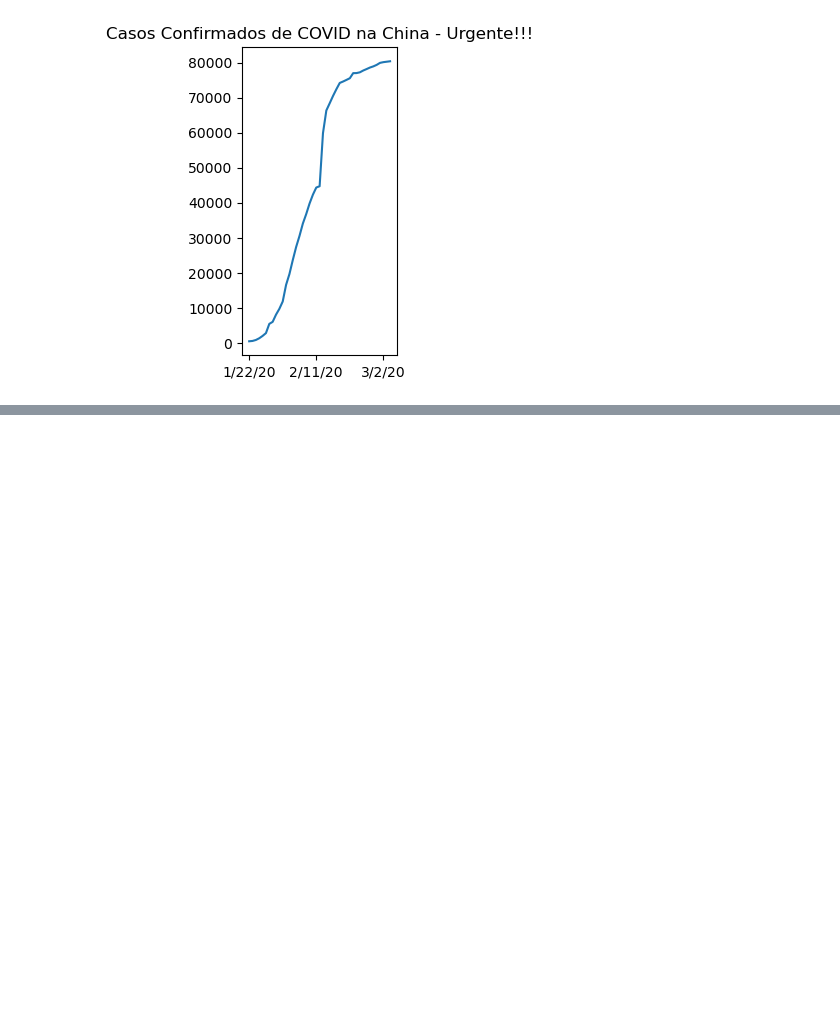
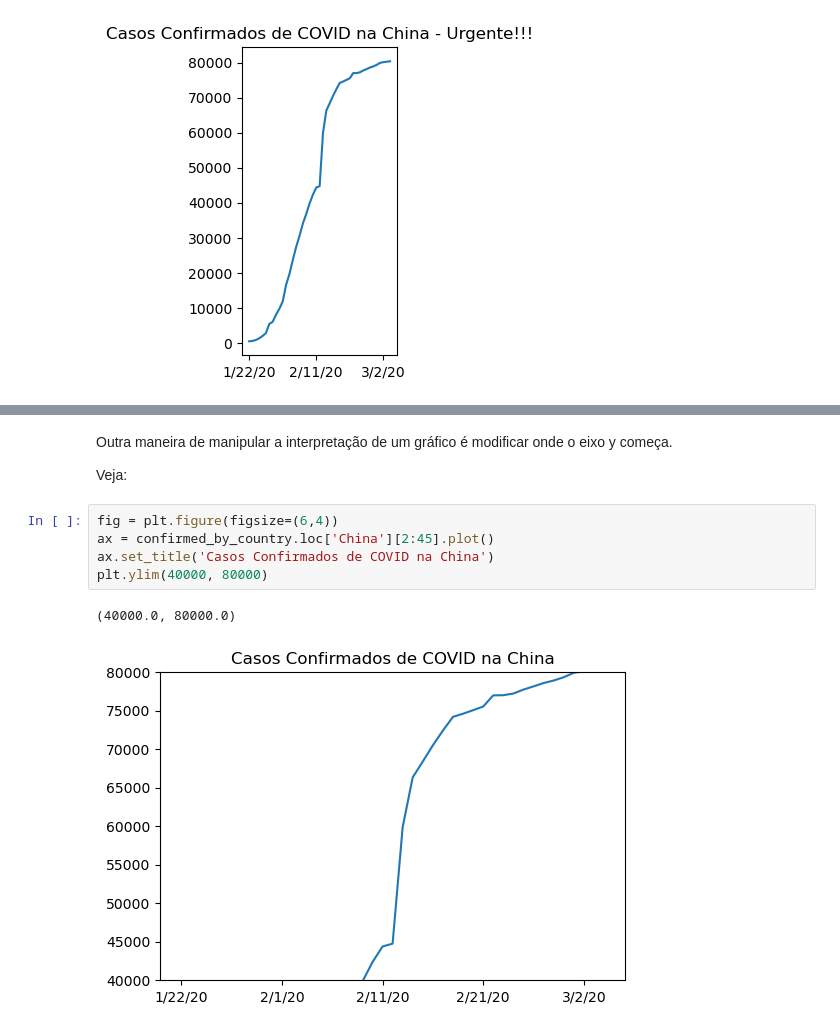
Before and after one commit to OliveiraLucas29/Curso_DataScience_Alura, a Jupyter notebook: Analises_para_medicina/Caderno do Curso.ipynb, the cells around one changed output, grey strips where cells are left out. Drawn from its saved outputs; the diff is of its cells as text; blank space fills up the shorter version.

```diff
--- a/Analises_para_medicina/Caderno do Curso.ipynb
+++ b/Analises_para_medicina/Caderno do Curso.ipynb
@@ -221,0 +220,12 @@ Como cientistas de Dados, temos que tomar muito cuidado para sempre demonstrar o
+# %% [markdown]
+Outra maneira de manipular a interpretação de um gráfico é modificar onde o eixo y começa.
+
+Veja:
+# %%
+fig = plt.figure(figsize=(6,4))
+ax = confirmed_by_country.loc['China'][2:45].plot()
+ax.set_title('Casos Confirmados de COVID na China')
+plt.ylim(40000, 80000)
+# %% [output]
+(40000.0, 80000.0)
+[figure, added]
```
Also changed, not shown: parts of 34 cells of this notebook.
